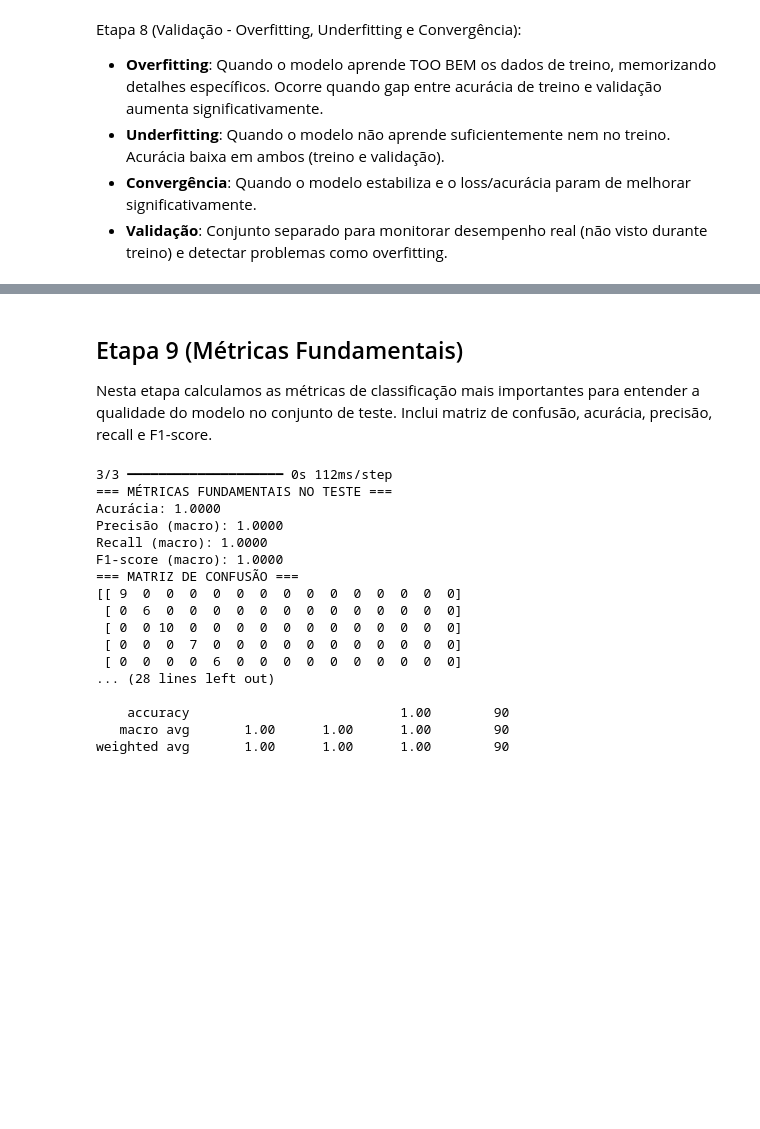
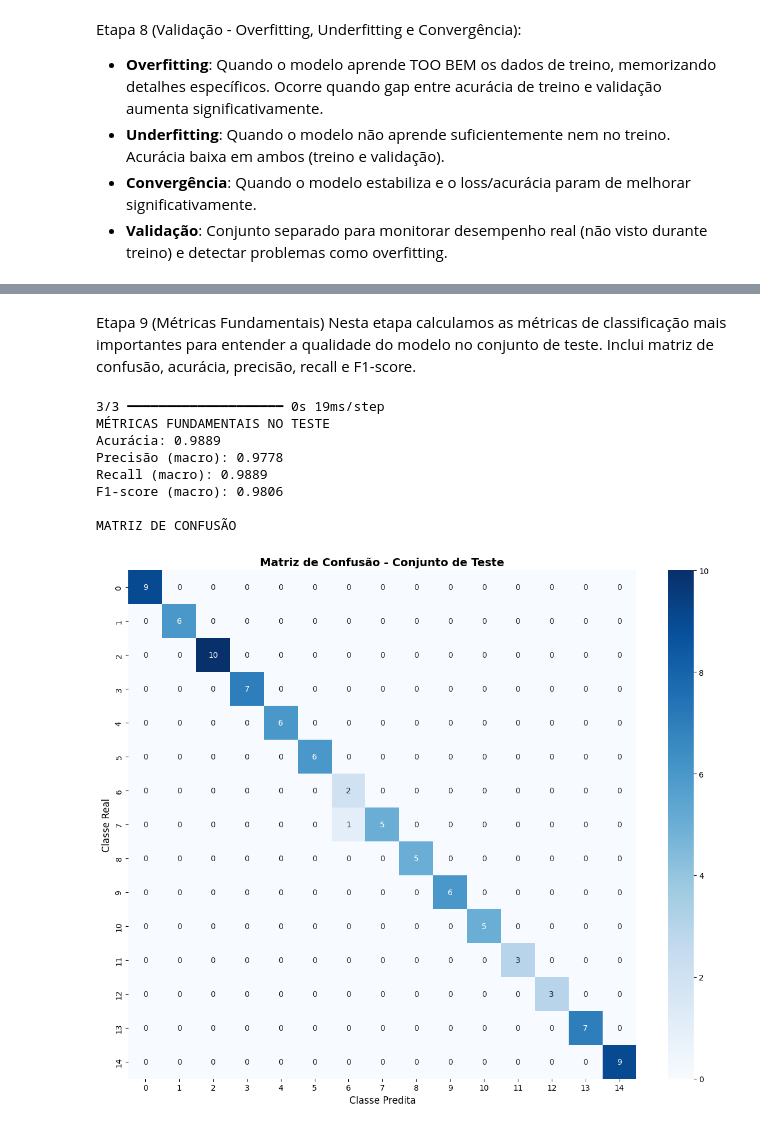
Before and after one commit to deboralawall/machine-learning, a Jupyter notebook: main15.ipynb, the cells around one changed output, grey strips where cells are left out. Cells and saved outputs as stored; diff of their text form; code cells hidden in the pictures; blank space fills up the shorter version.

```diff
--- a/main15.ipynb
+++ b/main15.ipynb
@@ -522,50 +366,45 @@ Modelo em excelente estado - boa generalização mantida
 # %% [markdown]
-## Etapa 9 (Métricas Fundamentais)
+Etapa 9 (Métricas Fundamentais)
 Nesta etapa calculamos as métricas de classificação mais importantes para entender a qualidade do modelo no conjunto de teste.
 Inclui matriz de confusão, acurácia, precisão, recall e F1-score.
 # %%
 from sklearn.metrics import confusion_matrix, classification_report, accuracy_score, precision_score, recall_score, f1_score
 import numpy as np
 
 # Ajustar labels do conjunto de teste (se ainda estiverem no formato original)
 y_test_adjusted = y_test - 1
 
 # Geração de predições no conjunto de teste
 y_pred = np.argmax(model.predict(X_test), axis=1)
 
 # Cálculo das métricas fundamentais
 cm = confusion_matrix(y_test_adjusted, y_pred)
 accuracy = accuracy_score(y_test_adjusted, y_pred)
 precision = precision_score(y_test_adjusted, y_pred, average='macro', zero_division=0)
 recall = recall_score(y_test_adjusted, y_pred, average='macro', zero_division=0)
 f1 = f1_score(y_test_adjusted, y_pred, average='macro', zero_division=0)
 
-print('=== MÉTRICAS FUNDAMENTAIS NO TESTE ===')
+print('MÉTRICAS FUNDAMENTAIS NO TESTE')
 print(f'Acurácia: {accuracy:.4f}')
 print(f'Precisão (macro): {precision:.4f}')
 print(f'Recall (macro): {recall:.4f}')
 print(f'F1-score (macro): {f1:.4f}')
 
-print('=== MATRIZ DE CONFUSÃO ===')
-print(cm)
-
-print('=== RELATÓRIO DE CLASSIFICAÇÃO ===')
-print(classification_report(y_test_adjusted, y_pred, zero_division=0))
+print('\nMATRIZ DE CONFUSÃO')
+plt.figure(figsize=(12, 10))
+sns.heatmap(cm, annot=True, fmt='d', cmap='Blues', cbar=True)
+plt.title('Matriz de Confusão - Conjunto de Teste', fontsize=14, fontweight='bold')
+plt.xlabel('Classe Predita', fontsize=12)
+plt.ylabel('Classe Real', fontsize=12)
+plt.tight_layout()
+plt.show()
 # %% [output]
-3/3 ━━━━━━━━━━━━━━━━━━━━ 0s 112ms/step
-=== MÉTRICAS FUNDAMENTAIS NO TESTE ===
-Acurácia: 1.0000
-Precisão (macro): 1.0000
-Recall (macro): 1.0000
-F1-score (macro): 1.0000
-=== MATRIZ DE CONFUSÃO ===
-[[ 9  0  0  0  0  0  0  0  0  0  0  0  0  0  0]
- [ 0  6  0  0  0  0  0  0  0  0  0  0  0  0  0]
- [ 0  0 10  0  0  0  0  0  0  0  0  0  0  0  0]
- [ 0  0  0  7  0  0  0  0  0  0  0  0  0  0  0]
- [ 0  0  0  0  6  0  0  0  0  0  0  0  0  0  0]
-... (28 lines left out)
+3/3 ━━━━━━━━━━━━━━━━━━━━ 0s 19ms/step
+MÉTRICAS FUNDAMENTAIS NO TESTE
+Acurácia: 0.9889
+Precisão (macro): 0.9778
+Recall (macro): 0.9889
+F1-score (macro): 0.9806
 
-    accuracy                           1.00        90
-   macro avg       1.00      1.00      1.00        90
-weighted avg       1.00      1.00      1.00        90
+MATRIZ DE CONFUSÃO
+[figure, added]
```
Also changed, not shown: parts of 10 cells of this notebook, 1 other file.
